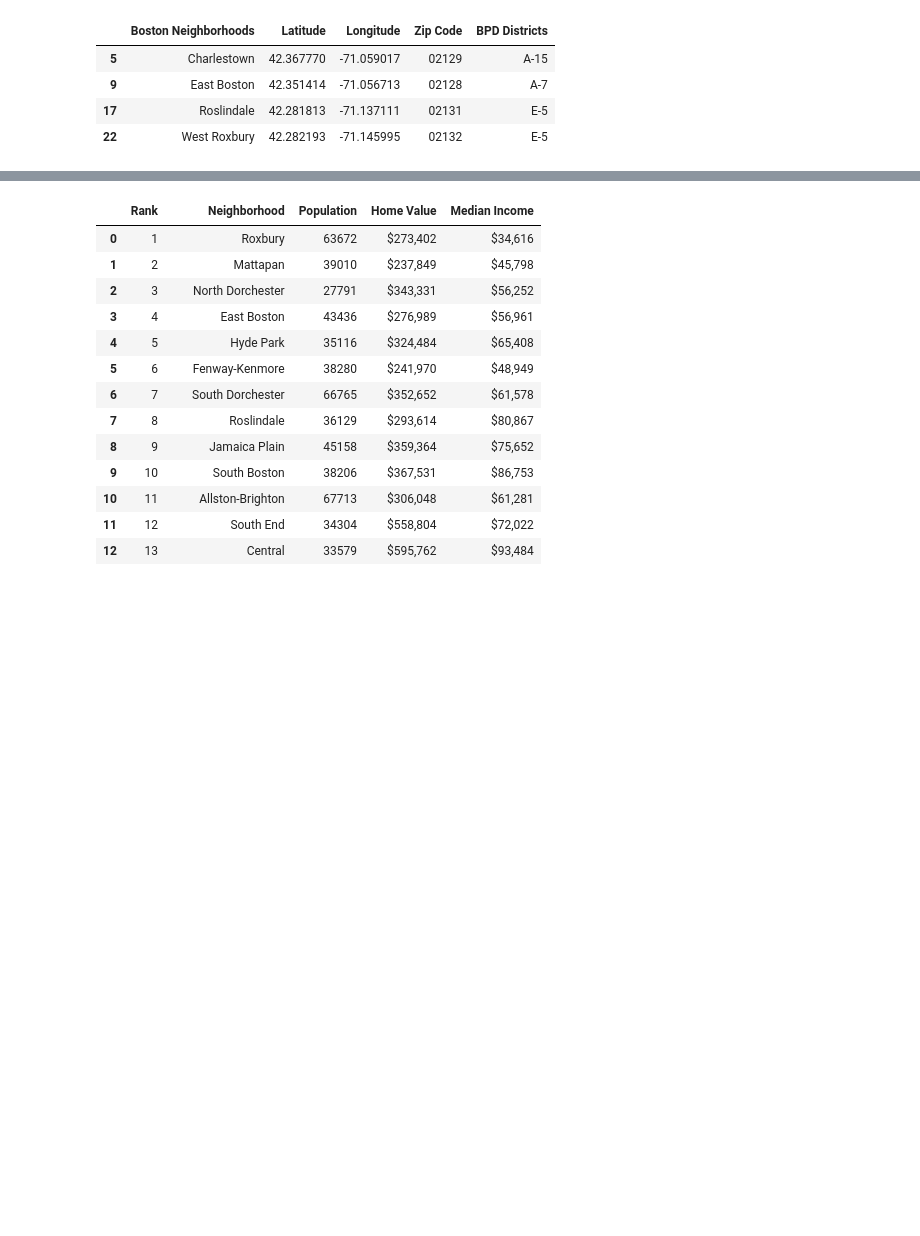
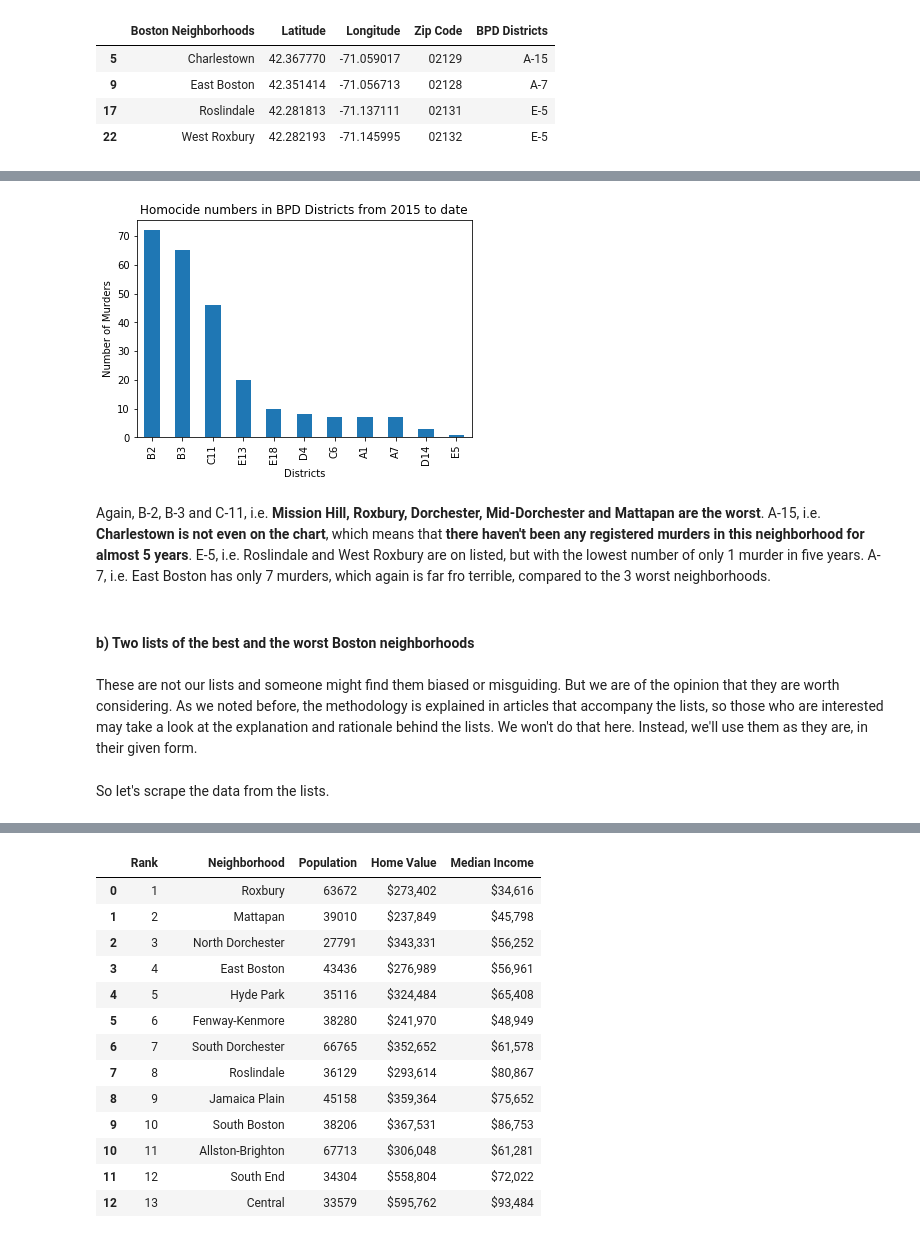
Before and after one commit to zokigorgiev83/Coursera-Capstone, a Jupyter notebook: the_battle_of_neighborhoods.ipynb, the cells around one changed output, grey strips where cells are left out. Saved outputs shown, nothing was run; the diff lists cells and outputs as text; code cells hidden in the pictures; blank space fills up the shorter version.

Commit message:
Almost final version of the notebook

```diff
--- a/the_battle_of_neighborhoods.ipynb
+++ b/the_battle_of_neighborhoods.ipynb
@@ -347,0 +424,16 @@ df.loc[(df['BPD Districts'] == 'A-15') | (df['BPD Districts'] == 'A-7') | (df['B
+# %%
+df_crime['DISTRICT'][df_crime['OFFENSE_DESCRIPTION'] == 'MURDER, NON-NEGLIGIENT MANSLAUGHTER'].value_counts().plot(kind='bar')
+plt.title('Homocide numbers in BPD Districts from 2015 to date')
+plt.xlabel('Districts')
+plt.ylabel('Number of Murders')
+plt.show()
+# %% [output]
+[figure, added]
+# %% [markdown]
+Again, B-2, B-3 and C-11, i.e. **Mission Hill, Roxbury, Dorchester, Mid-Dorchester and Mattapan are the worst**. A-15, i.e. **Charlestown is not even on the chart**, which means that **there haven't been any registered murders in this neighborhood for almost 5 years**. E-5, i.e. Roslindale and West Roxbury are on listed, but with the lowest number of only 1 murder in five years. A-7, i.e. East Boston has only 7 murders, which again is far fro terrible, compared to the 3 worst neighborhoods.
+# %% [markdown]
+#### b) Two lists of the best and the worst Boston neighborhoods
+# %% [markdown]
+These are not our lists and someone might find them biased or misguiding. But we are of the opinion that they are worth considering. As we noted before, the methodology is explained in articles that accompany the lists, so those who are interested may take a look at the explanation and rationale behind the lists. We won't do that here. Instead, we'll use them as they are, in their given form.
+# %% [markdown]
+So let's scrape the data from the lists.
```
Also changed, not shown: parts of 71 cells of this notebook.
